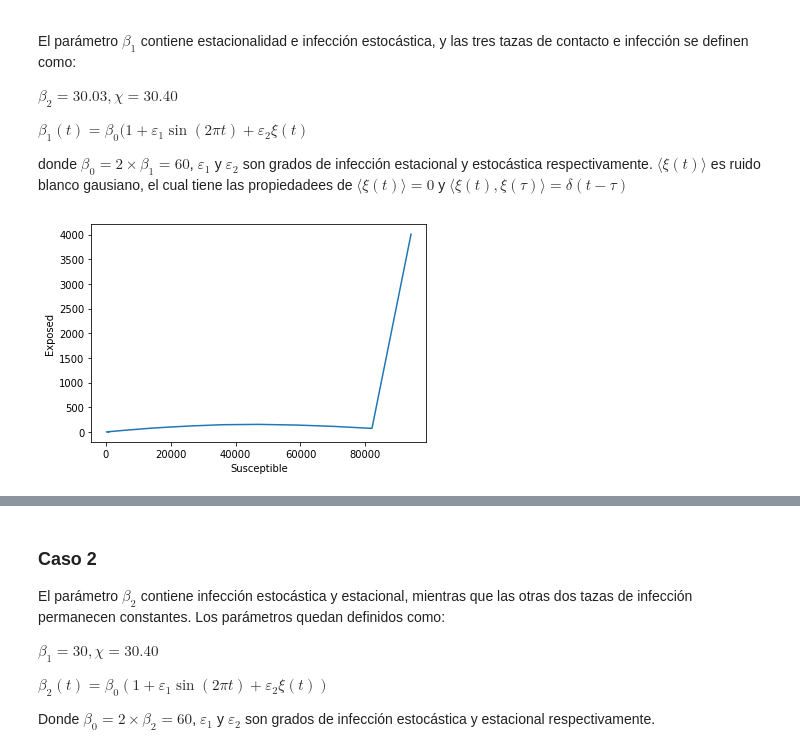
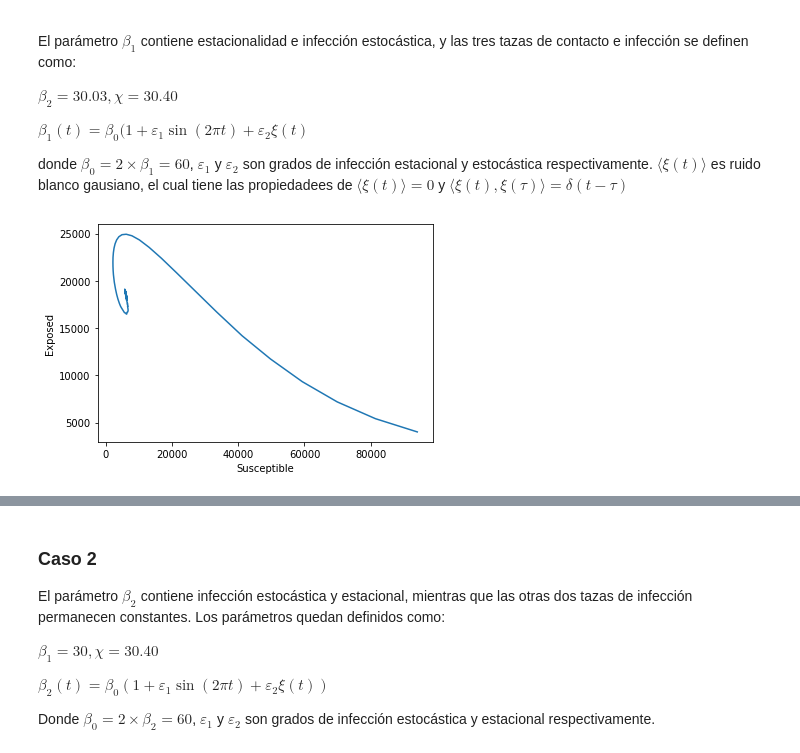
Before and after one commit to Rmejiaz/ModeladoSimulacion, a Jupyter notebook: Cuadernos/Proyecto.ipynb, the cells around one changed output, grey strips where cells are left out. Cells and saved outputs as stored; diff of their text form; code cells hidden in the pictures.

```diff
--- a/Cuadernos/Proyecto.ipynb
+++ b/Cuadernos/Proyecto.ipynb
@@ -60,7 +60,7 @@ var_names = ['Susceptible','Exposed','Infectious without intervention','Infectio
 # %%
 N=6.5563e4
 
-parameters = [1.2048e-4, 1.0538e-1, 1.0538e-1, 1.6221e-1, 9.5e-4, 3.5412e-2, 8.5e-3, 1.0037e-3, 0.0973, 0.0416, 9.4522e-2, 2.8133e-3, 1.2668e-1, 100]
+parameters = [1.2048e-4, 1.0538e-1, 1.0538e-1, 1.6221e-1, 9.5e-4, 3.5412e-2, 8.5e-3, 1.0037e-3, 0.0973, 0.0416, 9.4522e-2, 2.8133e-3, 1.2668e-1, 0]
 
 y0 = [N,5007,7,729,658,32,4711]
 t_span = [0,200]
@@ -104,8 +104,9 @@ donde $\beta_0 = 2 \times \beta_1 = 60$, $\varepsilon_1$ y $\varepsilon_2$ son g
 # %%
 N=10e6
 #             alpha, beta_1, beta_2, X, theta_1, theta_2, gamma_1, gamma_2, phi, Phi, lambda_, rho_1, rho_2, Lambda
-parameters = [0.08, 30, 30.03, 30.40, 30.054, 20.12, 8.5e-3, 1.0037e-3, 0.0973, 0.00009, 0.8, 0.4, 1.2668e-1, 0]
+# parameters = [0.08, 30, 30.03, 30.40, 30.054, 20.12, 8.5e-3, 1.0037e-3, 0.0973, 0.00009, 0.8, 0.4, 1.2668e-1, 0]
 
+parameters = [0.08, 1.0538e-1, 1.0538e-1, 1.6221e-1, 9.5e-4, 3.5412e-2, 8.5e-3, 1.0037e-3, 0.0973, 0.0416, 9.4522e-2, 2.8133e-3, 1.2668e-1, 0]
 
 
 E1, E2 = 0.8, 0.2
@@ -113,32 +114,34 @@ E1, E2 = 0.8, 0.2
 def SEIRModel_case1(t,y,N,parameters):
 
   alpha, beta_1, beta_2, X, theta_1, theta_2, gamma_1, gamma_2, phi, Phi, lambda_, rho_1, rho_2, Lambda = parameters
   S,E,I1,I2,R,H,Q = y
 
   beta_2 = 30.03
   X = 30.40
   beta_1 = 60*(1+E1*np.sin(2*np.pi*t) + E2*np.random.normal())
 
   S_dot = -(S/N)*(beta_1*I1 + beta_2 * I2 + X*E) + rho_1*Q - rho_2*S + alpha*R
   E_dot = (S/N)*(beta_1*I1 + beta_2 * I2 + X*E) - theta_1*E - theta_2*E
   I1_dot = theta_1*E - gamma_1*I1
   I2_dot = theta_2*E - gamma_2*I2 - phi*I2 + lambda_ * (Lambda + Q)
   R_dot = gamma_1*I1 + gamma_2*I2 + Phi*H - alpha*R
   H_dot = phi*I2 - Phi*H
   Q_dot = Lambda + rho_2*S - lambda_ * (Lambda+Q) - rho_1*Q
 
   return S_dot, E_dot, I1_dot, I2_dot, R_dot, H_dot, Q_dot
 
 
+# y0 = [94076,4007,0,0,0,0,0]
 y0 = [94076,4007,262,524,31,100,1000]
-tf = 500
+
+tf = 1000
 t_span = [0,tf]
 t = np.arange(0,tf,1)
 yt = solve_ivp(SEIRModel_case1,t_span,y0,args=(N,parameters),t_eval=t)
 
 plt.plot(yt.y[0], yt.y[1])
 plt.xlabel(var_names[0])
 plt.ylabel(var_names[1])
 plt.show()
 # %% [output]
-[figure, old version]
+[figure, new version]
```
Also changed, not shown: parts of 9 cells of this notebook.
